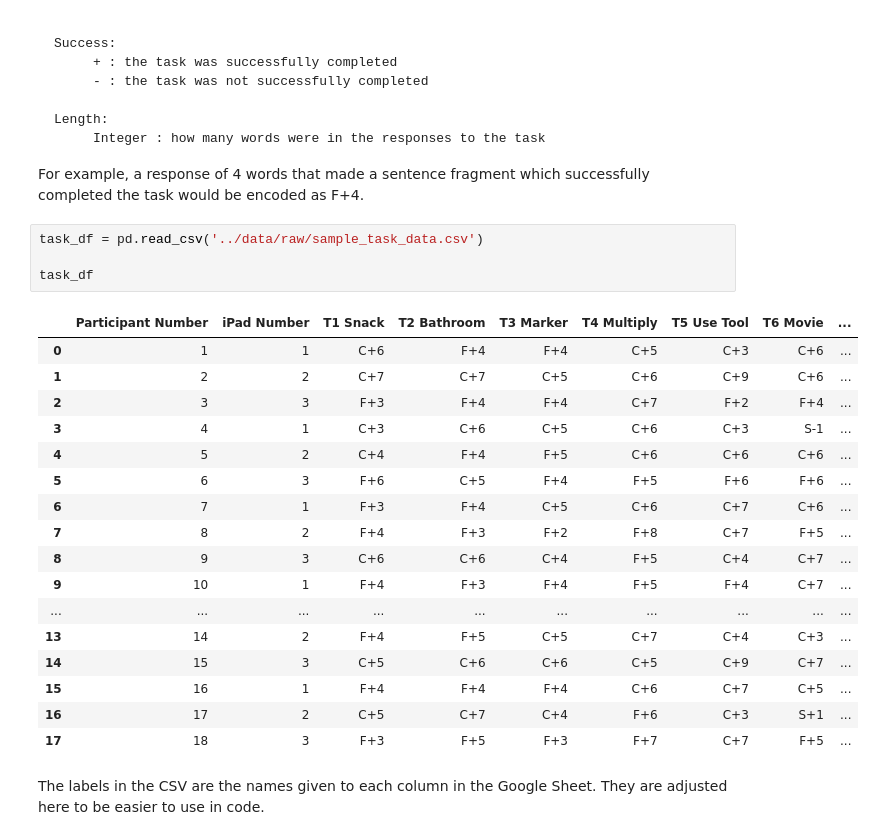
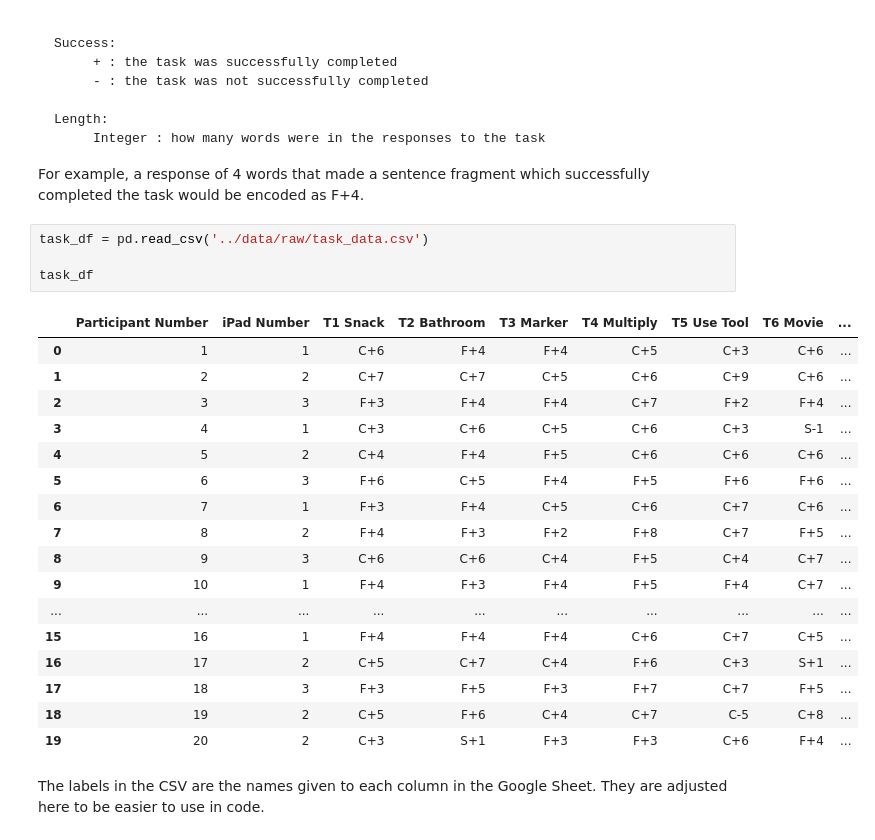
Before and after one commit to BladeF/Thesis-Data-Analysis, a Jupyter notebook: notebooks/data_cleaning.ipynb, the cells around one changed output. Drawn from its saved outputs; the diff is of its cells as text.

Commit message:
Added final data

```diff
--- a/notebooks/data_cleaning.ipynb
+++ b/notebooks/data_cleaning.ipynb
@@ -224,27 +224,27 @@ Length:
 
 For example, a response of 4 words that made a sentence fragment which successfully completed the task would be encoded as F+4.
 # %%
-task_df = pd.read_csv('../data/raw/sample_task_data.csv')
+task_df = pd.read_csv('../data/raw/task_data.csv')
 
 task_df
 # %% [output]
 |  | Participant Number | iPad Number | T1 Snack | T2 Bathroom | T3 Marker | T4 Multiply | T5 Use Tool | T6 Movie | ... |
 | 0 | 1 | 1 | C+6 | F+4 | F+4 | C+5 | C+3 | C+6 | ... |
 | 1 | 2 | 2 | C+7 | C+7 | C+5 | C+6 | C+9 | C+6 | ... |
 | 2 | 3 | 3 | F+3 | F+4 | F+4 | C+7 | F+2 | F+4 | ... |
 | 3 | 4 | 1 | C+3 | C+6 | C+5 | C+6 | C+3 | S-1 | ... |
 | 4 | 5 | 2 | C+4 | F+4 | F+5 | C+6 | C+6 | C+6 | ... |
 | 5 | 6 | 3 | F+6 | C+5 | F+4 | F+5 | F+6 | F+6 | ... |
 | 6 | 7 | 1 | F+3 | F+4 | C+5 | C+6 | C+7 | C+6 | ... |
 | 7 | 8 | 2 | F+4 | F+3 | F+2 | F+8 | C+7 | F+5 | ... |
 | 8 | 9 | 3 | C+6 | C+6 | C+4 | F+5 | C+4 | C+7 | ... |
 | 9 | 10 | 1 | F+4 | F+3 | F+4 | F+5 | F+4 | C+7 | ... |
 | ... | ... | ... | ... | ... | ... | ... | ... | ... | ... |
-| 13 | 14 | 2 | F+4 | F+5 | C+5 | C+7 | C+4 | C+3 | ... |
-| 14 | 15 | 3 | C+5 | C+6 | C+6 | C+5 | C+9 | C+7 | ... |
 | 15 | 16 | 1 | F+4 | F+4 | F+4 | C+6 | C+7 | C+5 | ... |
 | 16 | 17 | 2 | C+5 | C+7 | C+4 | F+6 | C+3 | S+1 | ... |
 | 17 | 18 | 3 | F+3 | F+5 | F+3 | F+7 | C+7 | F+5 | ... |
+| 18 | 19 | 2 | C+5 | F+6 | C+4 | C+7 | C-5 | C+8 | ... |
+| 19 | 20 | 2 | C+3 | S+1 | F+3 | F+3 | C+6 | F+4 | ... |
 # %% [markdown]
 The labels in the CSV are the names given to each column in the Google Sheet. They are adjusted here to be easier to use in code.
 # %%
```
Also changed, not shown: parts of 11 cells of this notebook, 5 other files.
